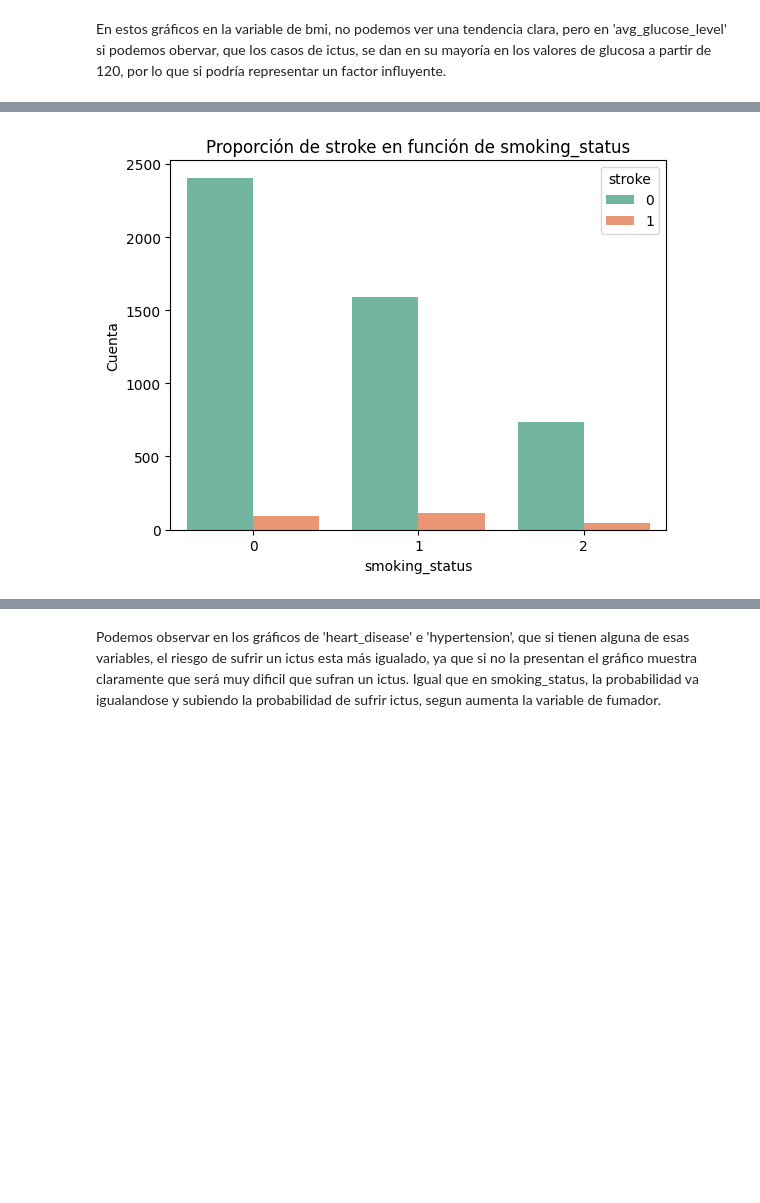
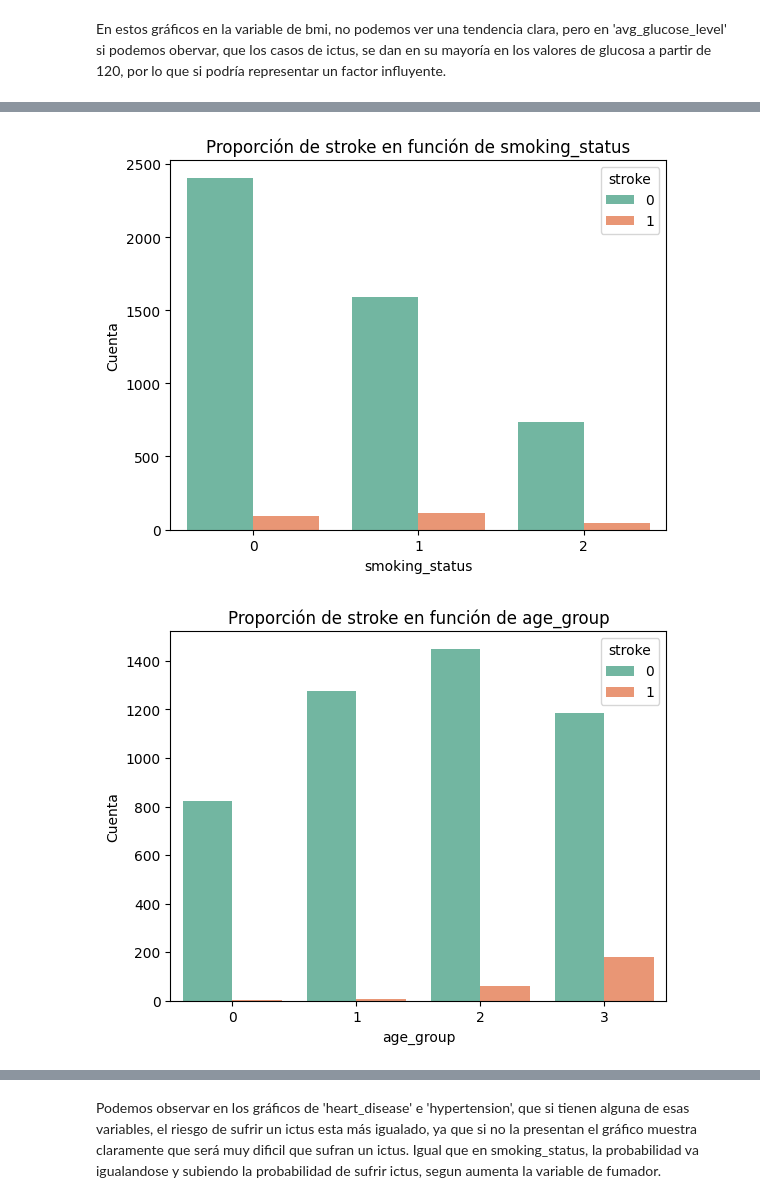
Before and after one commit to carrillo-p/DS_Grupo3, a Jupyter notebook: EDA.ipynb, the cells around one changed output, grey strips where cells are left out. Cells and saved outputs as stored; diff of their text form; code cells hidden in the pictures; blank space fills up the shorter version.

```diff
--- a/EDA.ipynb
+++ b/EDA.ipynb
@@ -521,17 +617,18 @@ for var in continuous_vars:
 En estos gráficos en la variable de bmi, no podemos ver una tendencia clara, pero en 'avg_glucose_level' si podemos obervar, que los casos de ictus, se dan en su mayoría en los valores de glucosa a partir de 120, por lo que si podría representar un factor influyente.
 # %%
 # Para variables categóricas
-categorical_vars = ['heart_disease', 'hypertension', 'smoking_status']
+categorical_vars = ['heart_disease', 'hypertension', 'smoking_status', 'age_group', 'bmi_group', 'glucose_group']
 
 # Crear gráficos de barras
 for var in categorical_vars:
     plt.figure()
     sns.countplot(x=df[var], hue=df['stroke'], palette='Set2')
     plt.title(f'Proporción de stroke en función de {var}')
     plt.xlabel(var)
     plt.ylabel('Cuenta')
     plt.show()
 # %% [output]
 [figure]
 [figure]
 [figure]
+[figure, added]
```
Also changed, not shown: parts of 29 cells of this notebook, 1 other file.
